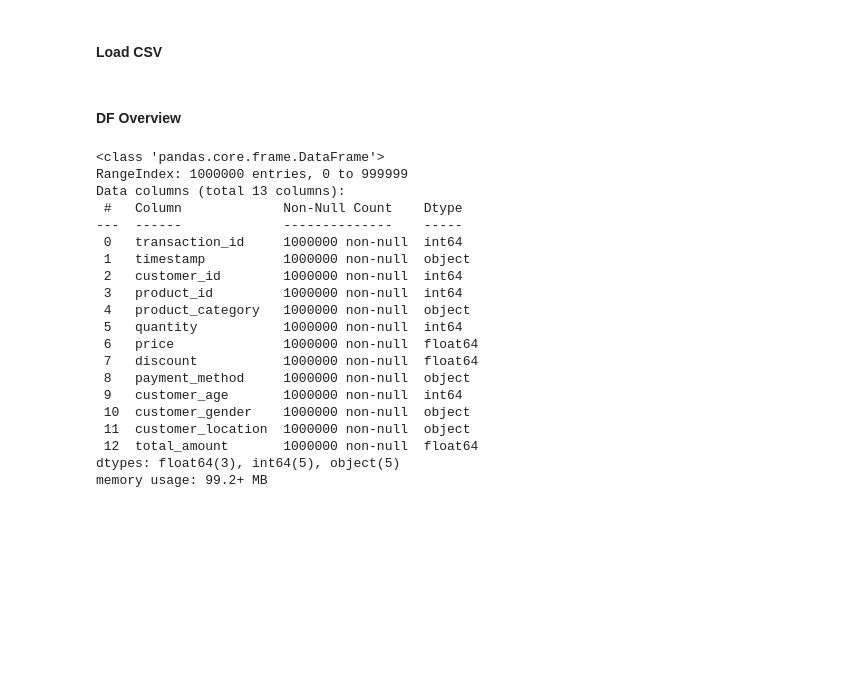
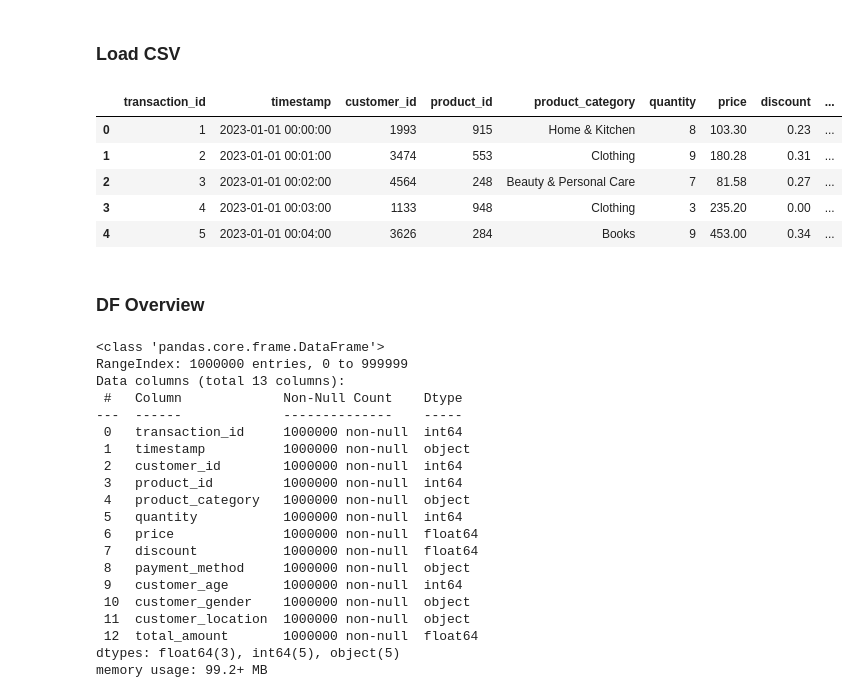
Before and after one commit to arnelimperial/greenergy, a Jupyter notebook: sales.ipynb, the cells around one changed output. Saved outputs shown, nothing was run; the diff lists cells and outputs as text; code cells hidden in the pictures; blank space fills up the shorter version.

```diff
--- a/sales.ipynb
+++ b/sales.ipynb
@@ -13,11 +17,20 @@ from scipy.stats import shapiro, normaltest
 # Set visual display settings
 sns.set(style='whitegrid')
 # %% [markdown]
-<h4>Load CSV</h4>
+<h3>Load CSV</h3>
 # %%
 original_df = pd.read_csv('online_retail_sales_dataset.csv')
+# %%
+original_df.head()
+# %% [output]
+|  | transaction_id | timestamp | customer_id | product_id | product_category | quantity | price | discount | ... |
+| 0 | 1 | 2023-01-01 00:00:00 | 1993 | 915 | Home & Kitchen | 8 | 103.30 | 0.23 | ... |
+| 1 | 2 | 2023-01-01 00:01:00 | 3474 | 553 | Clothing | 9 | 180.28 | 0.31 | ... |
+| 2 | 3 | 2023-01-01 00:02:00 | 4564 | 248 | Beauty & Personal Care | 7 | 81.58 | 0.27 | ... |
+| 3 | 4 | 2023-01-01 00:03:00 | 1133 | 948 | Clothing | 3 | 235.20 | 0.00 | ... |
+| 4 | 5 | 2023-01-01 00:04:00 | 3626 | 284 | Books | 9 | 453.00 | 0.34 | ... |
 # %% [markdown]
-<h4>DF Overview</h4>
+<h3>DF Overview</h3>
 # %%
 original_df.info()
 # %% [output]
```
Also changed, not shown: parts of 68 cells of this notebook.
